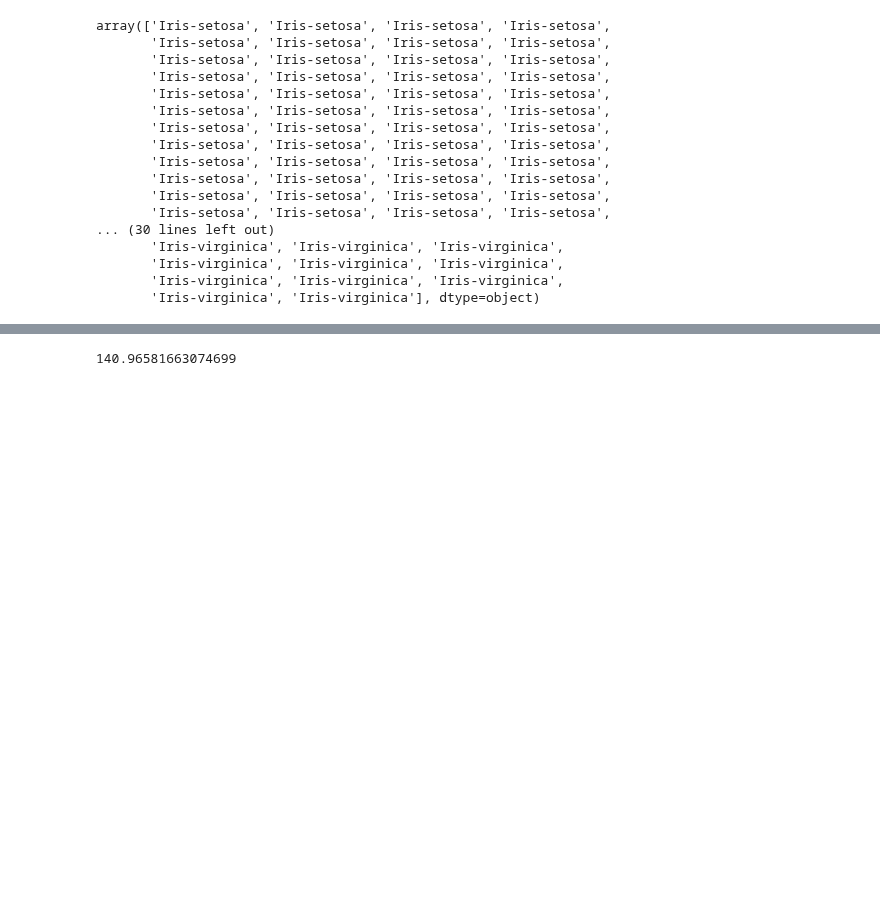
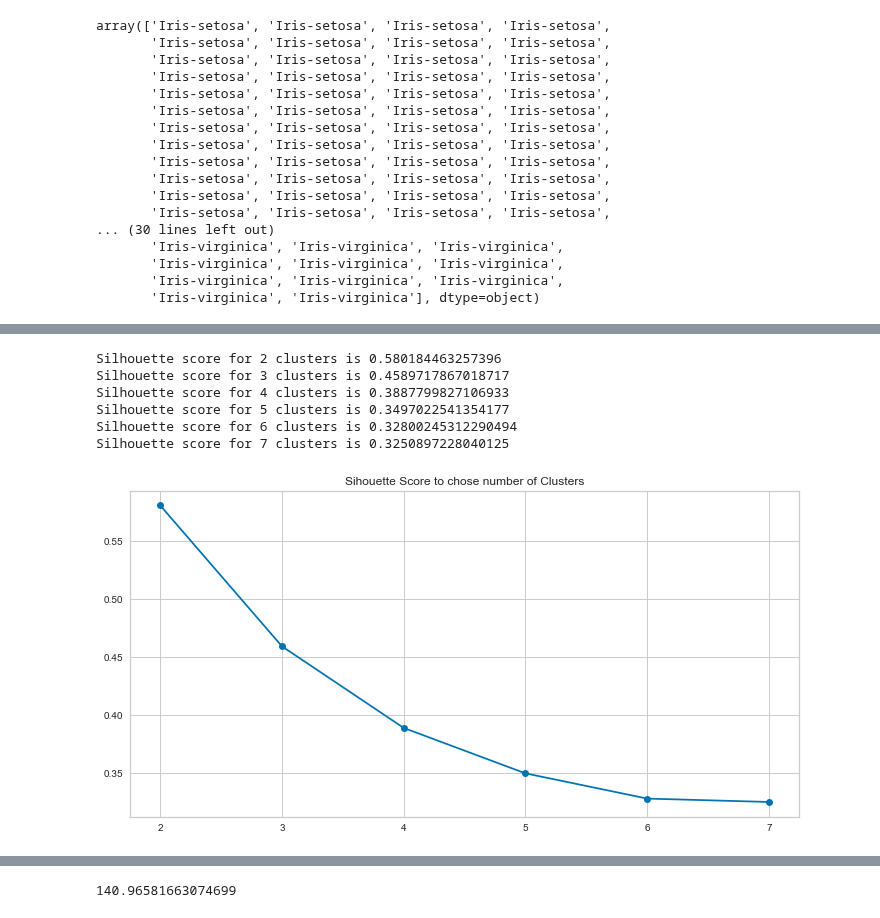
Before and after one commit to angela1C/Machine-Learning-and-Statistics-Tasks-Project-2020, a Jupyter notebook: Tasks.ipynb, the cells around one changed output, grey strips where cells are left out. Cells and saved outputs as stored; diff of their text form; code cells hidden in the pictures; blank space fills up the shorter version.

```diff
--- a/Tasks.ipynb
+++ b/Tasks.ipynb
@@ -1429,0 +1409,28 @@ plt.show()
+# %%
+# fitting multiple k-means algorithms and storing the values in an empty list
+from sklearn.metrics import silhouette_score
+silhouette_coefficients = []
+nclust = 8
+for cluster in range(2,nclust):
+    Skmeans = skcl.KMeans(n_clusters = cluster, init='k-means++', random_state = 0)
+    Skmeans.fit(X_scaled)
+    score = silhouette_score(X_scaled, Skmeans.labels_)
+    print(f"Silhouette score for {cluster} clusters is {score}")
+    silhouette_coefficients.append(score)
+
+# converting the results into a dataframe and plotting them
+res = pd.DataFrame({'Cluster':range(2,nclust), 'Silhouette':silhouette_coefficients})
+plt.figure(figsize=(12,6))
+plt.plot(res['Cluster'], res['Silhouette'], marker='o')
+plt.title("Sihouette Score to chose number of Clusters")
+plt.xlabel= ('Number of clusters k')
+plt.ylabel=('Silhouette Score')
+plt.show()
+# %% [output]
+Silhouette score for 2 clusters is 0.580184463257396
+Silhouette score for 3 clusters is 0.4589717867018717
+Silhouette score for 4 clusters is 0.3887799827106933
+Silhouette score for 5 clusters is 0.3497022541354177
+Silhouette score for 6 clusters is 0.32800245312290494
+Silhouette score for 7 clusters is 0.3250897228040125
+[figure, added]
```
Also changed, not shown: parts of 60 cells of this notebook.
